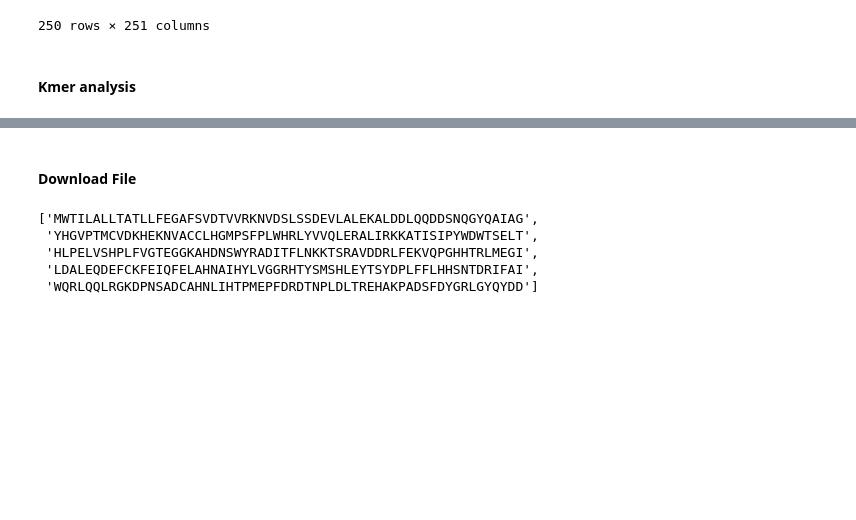
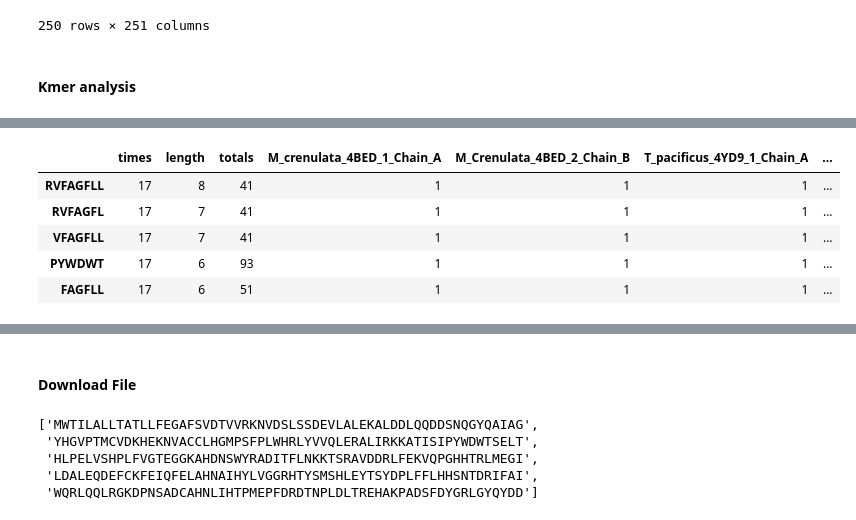
Before and after one commit to mcruggiero/KLH_Research, a Jupyter notebook: Key Hole Limpet Hemocyanin.ipynb, the cells around one changed output, grey strips where cells are left out. Saved outputs shown, nothing was run; the diff lists cells and outputs as text; code cells hidden in the pictures; blank space fills up the shorter version.

```diff
--- a/Key Hole Limpet Hemocyanin.ipynb
+++ b/Key Hole Limpet Hemocyanin.ipynb
@@ -718,0 +731,9 @@ kmer_species["H_diversicolor_Chain_B"]
+# %%
+df.head()
+# %% [output]
+|  | times | length | totals | M_crenulata_4BED_1_Chain_A | M_Crenulata_4BED_2_Chain_B | T_pacificus_4YD9_1_Chain_A | ... |
+| RVFAGFLL | 17 | 8 | 41 | 1 | 1 | 1 | ... |
+| RVFAGFL | 17 | 7 | 41 | 1 | 1 | 1 | ... |
+| VFAGFLL | 17 | 7 | 41 | 1 | 1 | 1 | ... |
+| PYWDWT | 17 | 6 | 93 | 1 | 1 | 1 | ... |
+| FAGFLL | 17 | 6 | 51 | 1 | 1 | 1 | ... |
```
Also changed, not shown: parts of 13 cells of this notebook, 2 other files.
